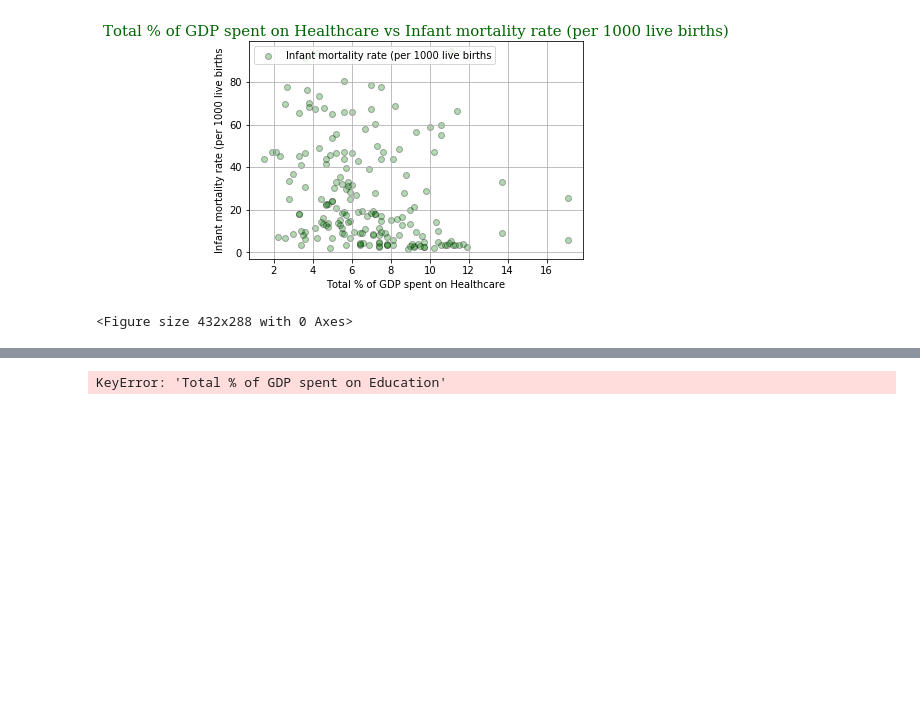
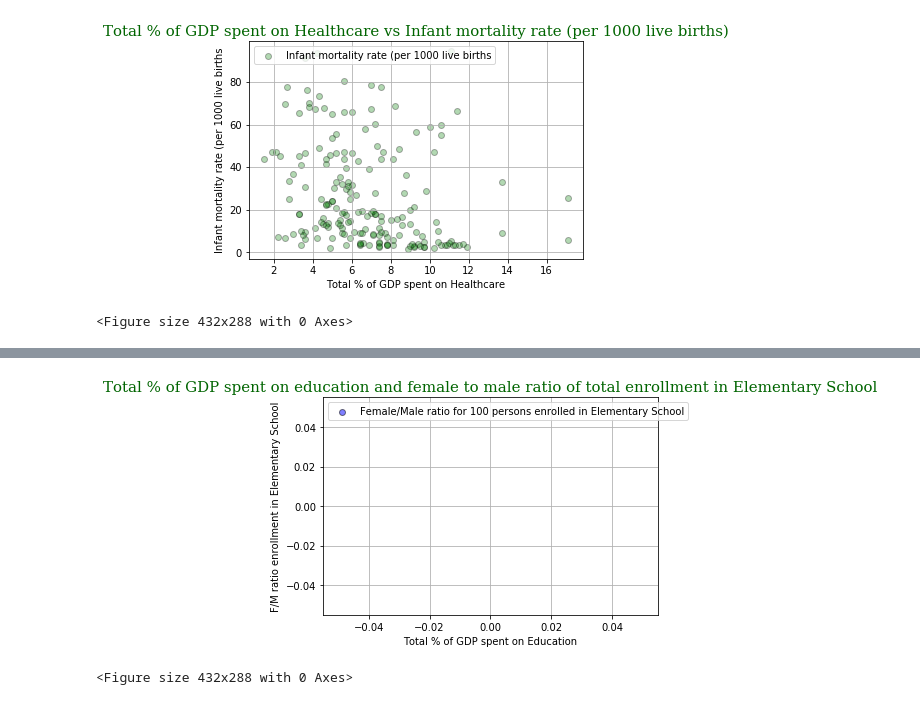
Before and after one commit to Data-Analytics-Project-Group/Visualizing-World-Economic-Trends, a Jupyter notebook: Visualizing World Economic Trends.ipynb, the cells around one changed output, grey strips where cells are left out. Cells and saved outputs as stored; diff of their text form; code cells hidden in the pictures; blank space fills up the shorter version.

```diff
--- a/Visualizing World Economic Trends.ipynb
+++ b/Visualizing World Economic Trends.ipynb
@@ -142,25 +153,26 @@ education_df.head()
 # %%
 #convert ratio into an integer
 # %%
-
+#graph education graphs based on type of school
 plt.scatter(education_df["Total % of GDP spent on Education"],
             education_df["Female/Male ratio for 100 persons enrolled in Elementary School"],
             marker = "o", color = "blue",
             edgecolor = "black",
             alpha = 0.5)
 
 font = {'family': 'serif',
         'color':  'darkgreen',
         'weight': 'normal',
         'size': 15,
         }
 
 plt.title("Total % of GDP spent on education and female to male ratio of total enrollment in Elementary School",fontdict=font)
-plt.ylabel("Female/Male ratio for 100 persons enrolled in Elementary School")
+plt.ylabel("F/M ratio enrollment in Elementary School")
 plt.xlabel("Total % of GDP spent on Education")
 plt.grid(True)
 plt.legend(loc=2)
 plt.show()
 plt.savefig('Education')
 # %% [output]
+[figure, added]
-KeyError: 'Total % of GDP spent on Education'
+<Figure size 432x288 with 0 Axes>
```
Also changed, not shown: parts of 7 cells of this notebook.
